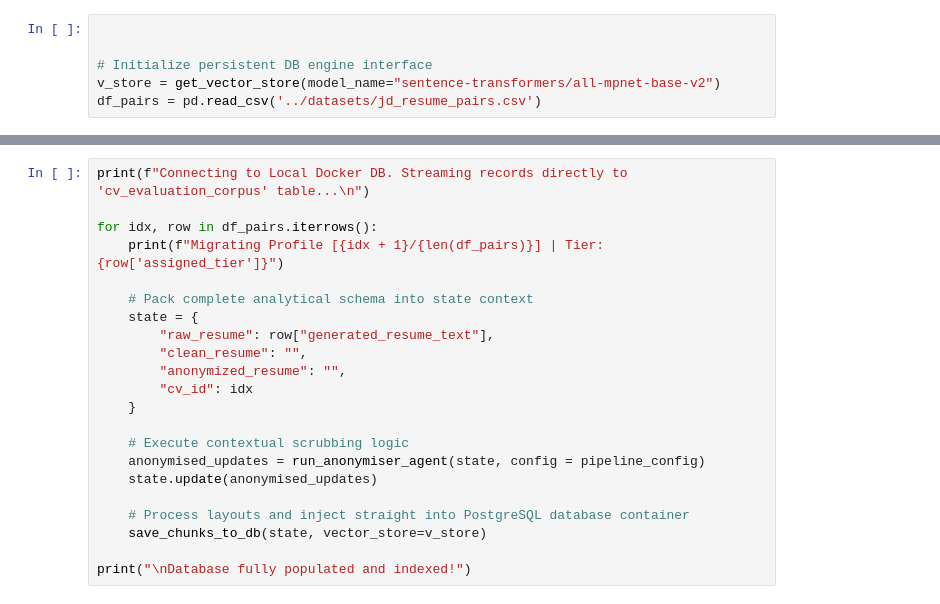
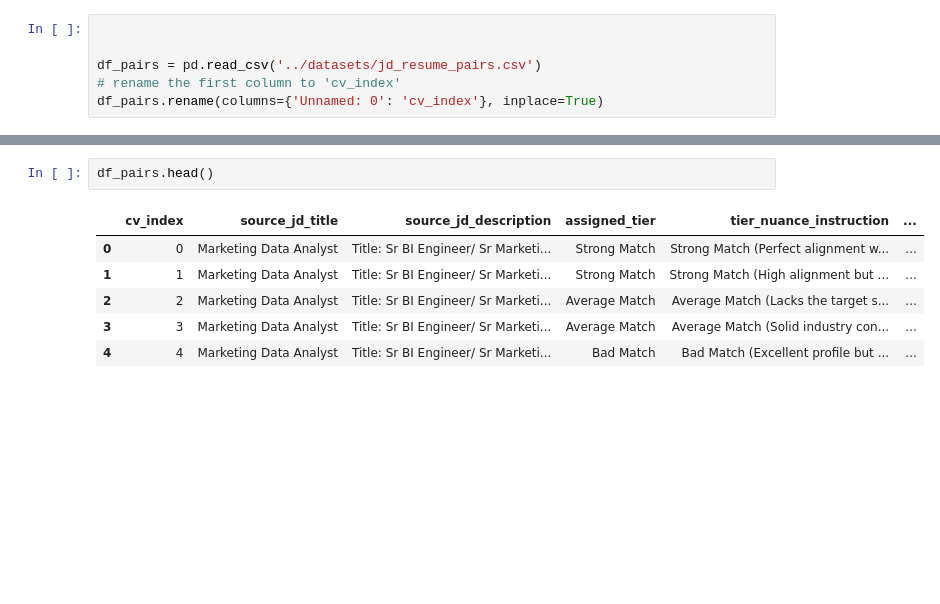
Before and after one commit to rishabhgit/job_matcher, a Jupyter notebook: notebooks/jd_and_cv_eval.ipynb, the cells around one changed output, grey strips where cells are left out. Cells and saved outputs as stored; diff of their text form; blank space fills up the shorter version.

Commit message:
Finished pipeline and ran evaluations

```diff
--- a/notebooks/jd_and_cv_eval.ipynb
+++ b/notebooks/jd_and_cv_eval.ipynb
@@ -57,6 +55,6 @@ pipeline_config = {
 # %%
 
 
-# Initialize persistent DB engine interface
-v_store = get_vector_store(model_name="sentence-transformers/all-mpnet-base-v2")
 df_pairs = pd.read_csv('../datasets/jd_resume_pairs.csv')
+# rename the first column to 'cv_index'
+df_pairs.rename(columns={'Unnamed: 0': 'cv_index'}, inplace=True)
@@ -75,22 +61,9 @@ anonymised_updates = run_anonymiser_agent(state)
-# %%
-print(f"Connecting to Local Docker DB. Streaming records directly to 'cv_evaluation_corpus' table...\n")
-
-for idx, row in df_pairs.iterrows():
-    print(f"Migrating Profile [{idx + 1}/{len(df_pairs)}] | Tier: {row['assigned_tier']}")
-
-    # Pack complete analytical schema into state context
-    state = {
-        "raw_resume": row["generated_resume_text"],
-        "clean_resume": "",
-        "anonymized_resume": "",
-        "cv_id": idx
-    }
-
-    # Execute contextual scrubbing logic
-    anonymised_updates = run_anonymiser_agent(state, config = pipeline_config)
-    state.update(anonymised_updates)
-
-    # Process layouts and inject straight into PostgreSQL database container
-    save_chunks_to_db(state, vector_store=v_store)
-
-print("\nDatabase fully populated and indexed!")
+# %%
+df_pairs.head()
+# %% [output]
+|  | cv_index | source_jd_title | source_jd_description | assigned_tier | tier_nuance_instruction | ... |
+| 0 | 0 | Marketing Data Analyst | Title: Sr BI Engineer/ Sr Marketi... | Strong Match | Strong Match (Perfect alignment w... | ... |
+| 1 | 1 | Marketing Data Analyst | Title: Sr BI Engineer/ Sr Marketi... | Strong Match | Strong Match (High alignment but ... | ... |
+| 2 | 2 | Marketing Data Analyst | Title: Sr BI Engineer/ Sr Marketi... | Average Match | Average Match (Lacks the target s... | ... |
+| 3 | 3 | Marketing Data Analyst | Title: Sr BI Engineer/ Sr Marketi... | Average Match | Average Match (Solid industry con... | ... |
+| 4 | 4 | Marketing Data Analyst | Title: Sr BI Engineer/ Sr Marketi... | Bad Match | Bad Match (Excellent profile but ... | ... |
```
Also changed, not shown: parts of 16 cells of this notebook, 5 other files.
